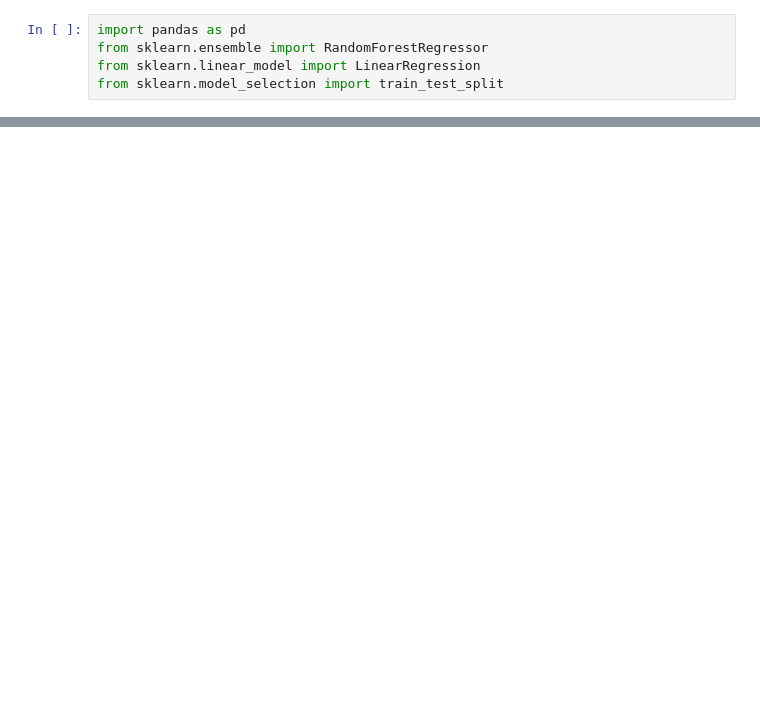
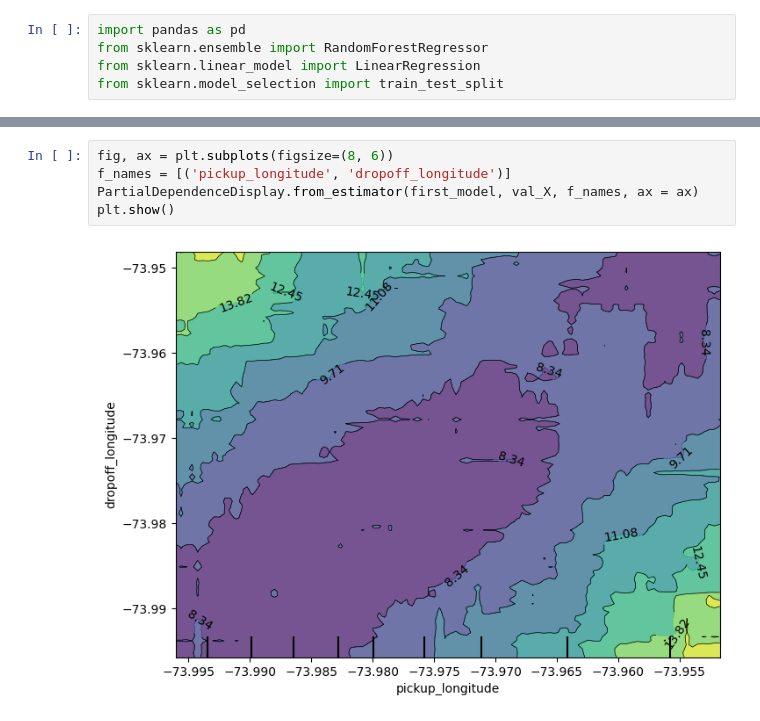
Before and after one commit to codegithubka/ml-explainability, a Jupyter notebook: src/ex2.ipynb, the cells around one changed output, grey strips where cells are left out. Saved outputs shown, nothing was run; the diff lists cells and outputs as text; blank space fills up the shorter version.

```diff
--- a/src/ex2.ipynb
+++ b/src/ex2.ipynb
@@ -50,0 +69,7 @@ data.describe()
+# %%
+fig, ax = plt.subplots(figsize=(8, 6))
+f_names = [('pickup_longitude', 'dropoff_longitude')]
+PartialDependenceDisplay.from_estimator(first_model, val_X, f_names, ax = ax)
+plt.show()
+# %% [output]
+[figure, added]
```
Also changed, not shown: parts of 4 cells of this notebook, 2 other files.
